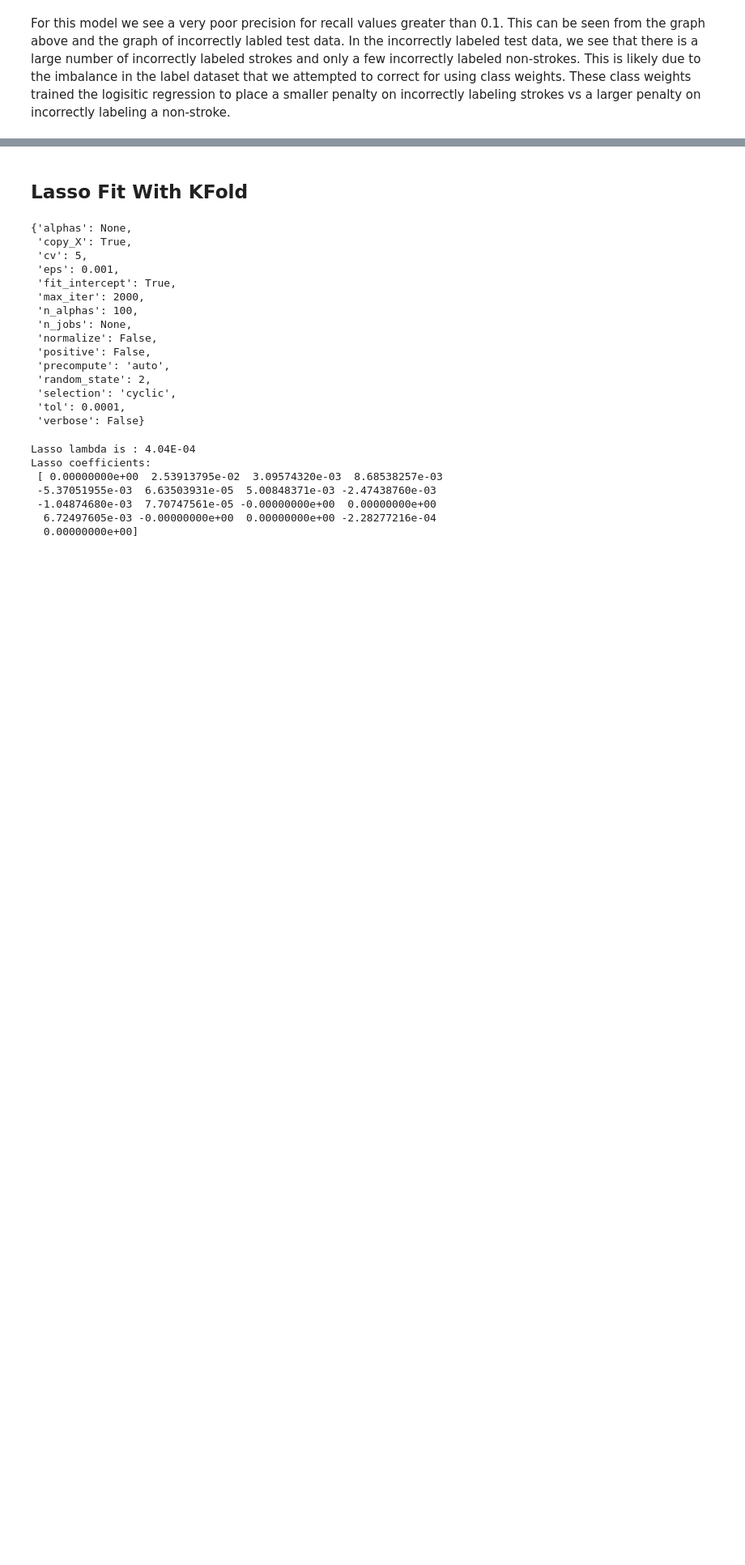
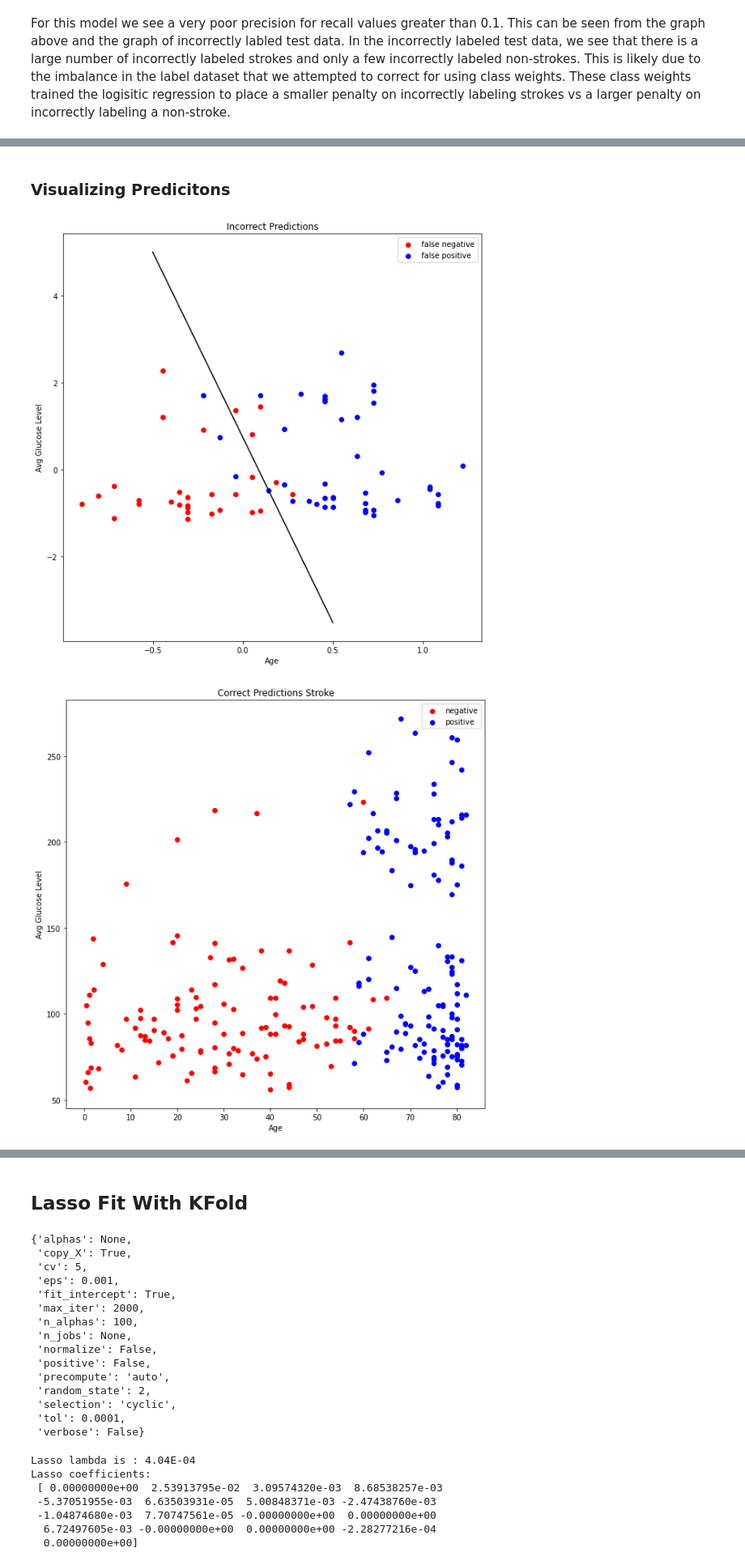
Before and after one commit to DylanShadduckUCD/STA208, a Jupyter notebook: Final Project/Final Project.ipynb, the cells around one changed output, grey strips where cells are left out. Shown: that part at 81% size. Saved outputs shown, nothing was run; the diff lists cells and outputs as text; code cells hidden in the pictures; blank space fills up the shorter version.

Commit message:
logistic regression done

```diff
--- a/Final Project/Final Project.ipynb
+++ b/Final Project/Final Project.ipynb
@@ -250,13 +250,4 @@ Columns not in active set: []
  One thing that sticks out to me is how strongly weighted the coefficient for age is. Compared to the rest of the features in this dataset, age appears to be the feature with the strongest indication of a stroke.
 # %% [markdown]
 ### Finding our decision threshold for two of the most strongly weighted features (age, glucose level)
-# %%
-# Finding
-T = np.linspace(0.25,1, 100)
-beta0 = log_reg.intercept_[0]
-# find the coefficient associated with age
-beta1 = log_reg.coef_[0][1]
-# Find the coefficient associated with glucose level
-beta2 = log_reg.coef_[0][6]
-threshold = -(beta0 + beta1*T) / beta2
 # %%
@@ -319,0 +330,18 @@ For this model we see a very poor precision for recall values greater than 0.1.
+# %%
+from sklearn.utils import shuffle
+# Down sampling the data frame so we have the same number of stroke and non-stroke
+healthy_paitients = final_df.loc[final_df["stroke"] == 0]
+stroke_paitients = final_df.loc[final_df["stroke"] == 1]
+
+num_stroke_paitients = stroke_paitients.shape[0]
+
+down_sample_df = shuffle(pd.concat([healthy_paitients.sample(n=num_stroke_paitients), stroke_paitients]))
+
+X_ds = down_sample_df.drop(["stroke"], axis=1)
+y_ds = down_sample_df["stroke"]
+
+# Split and Scale data
+X_train_ds, X_test_ds, y_train_ds, y_test_ds = train_test_split(X_ds, y_ds, test_size=0.2, random_state=0)
+ds_scaler = StandardScaler()
+X_train_ds = ds_scaler.fit_transform(X_train_ds)
+X_test_ds = ds_scaler.transform(X_test_ds)
@@ -319,0 +350,8 @@ For this model we see a very poor precision for recall values greater than 0.1.
+# %%
+log_reg_ds = LogisticRegression(penalty="l2", max_iter=2000, solver="saga", class_weight="balanced")
+log_reg_ds.fit(X_train_ds, y_train_ds)
+log_pred_ds = log_reg_ds.predict(X_test_ds)
+print(f"Number of patients in test dataset: {log_pred_ds.size}")
+print(f"Predicted stroke victims in test dataset: {np.sum(log_pred_ds):.2f}")
+print(f"Correct number of stroke victims: {np.sum(y_test_ds)}")
+print(f"Accuracy of logistic Regression: {1 - np.sum(np.abs(log_pred_ds - y_test_ds))/y_test_ds.size:.3f}")
@@ -319,0 +363,9 @@ For this model we see a very poor precision for recall values greater than 0.1.
+# %% [markdown]
+### Visualizing Predicitons
+# %%
+log_reg_ds.intercept_
+wrong_pred_visualized(log_reg_ds, X_test_ds, y_test_ds, list(X.columns), T=np.linspace(-0.5, 0.5, 100))
+correct_pred_visualized(log_reg_ds, X_test_ds, y_test_ds, list(X.columns), ds_scaler)
+# %% [output]
+[figure, added]
+[figure, added]
```
Also changed, not shown: parts of 17 cells of this notebook.
